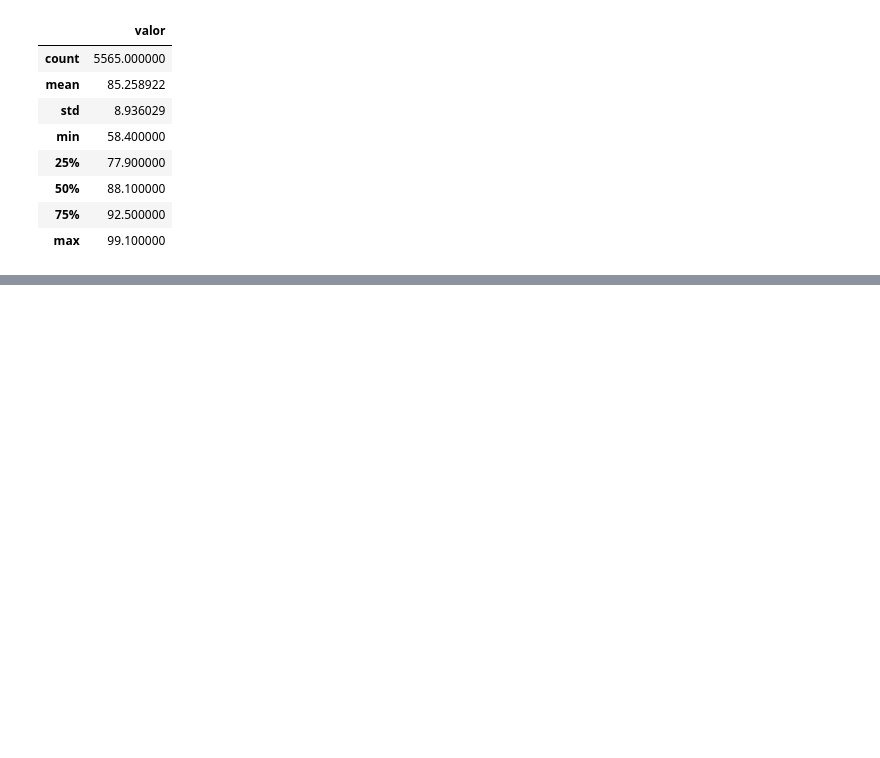
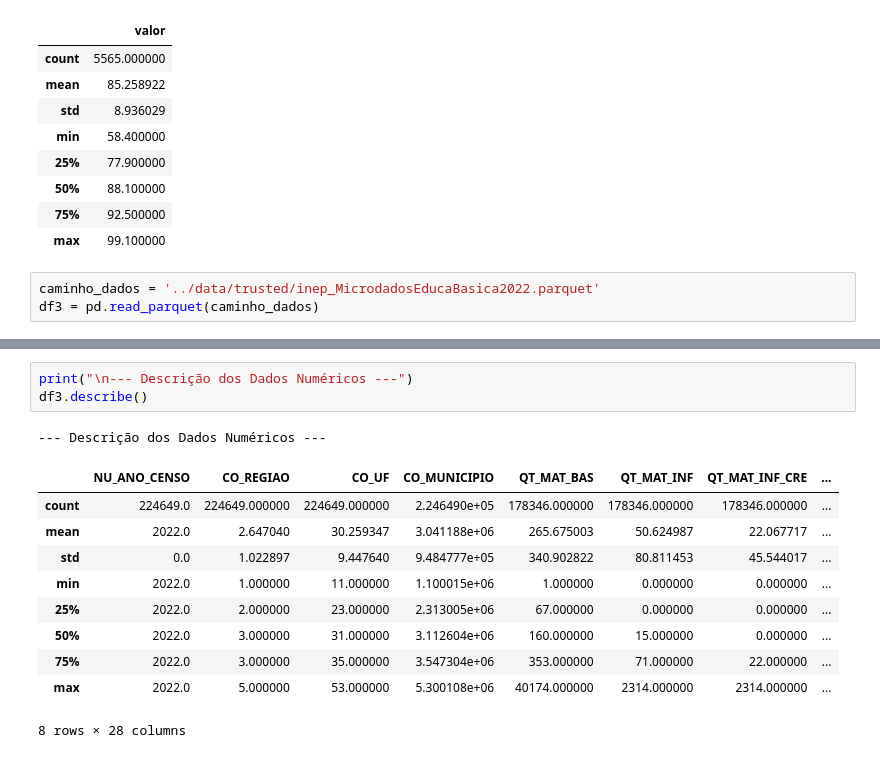
Before and after one commit to patriciacarbri/etl-censo-bigquery-mulheres-brasil, a Jupyter notebook: src/tratamento.ipynb, the cells around one changed output, grey strips where cells are left out. Saved outputs shown, nothing was run; the diff lists cells and outputs as text; blank space fills up the shorter version.

```diff
--- a/src/tratamento.ipynb
+++ b/src/tratamento.ipynb
@@ -126,3 +126,6 @@ df2.describe()
 | 50% | 88.100000 |
 | 75% | 92.500000 |
 | max | 99.100000 |
+# %%
+caminho_dados = '../data/trusted/inep_MicrodadosEducaBasica2022.parquet'
+df3 = pd.read_parquet(caminho_dados)
@@ -128,0 +193,15 @@ df2.describe()
+# %%
+print("\n--- Descrição dos Dados Numéricos ---")
+df3.describe()
+# %% [output]
+--- Descrição dos Dados Numéricos ---
+|  | NU_ANO_CENSO | CO_REGIAO | CO_UF | CO_MUNICIPIO | QT_MAT_BAS | QT_MAT_INF | QT_MAT_INF_CRE | ... |
+| count | 224649.0 | 224649.000000 | 224649.000000 | 2.246490e+05 | 178346.000000 | 178346.000000 | 178346.000000 | ... |
+| mean | 2022.0 | 2.647040 | 30.259347 | 3.041188e+06 | 265.675003 | 50.624987 | 22.067717 | ... |
+| std | 0.0 | 1.022897 | 9.447640 | 9.484777e+05 | 340.902822 | 80.811453 | 45.544017 | ... |
+| min | 2022.0 | 1.000000 | 11.000000 | 1.100015e+06 | 1.000000 | 0.000000 | 0.000000 | ... |
+| 25% | 2022.0 | 2.000000 | 23.000000 | 2.313005e+06 | 67.000000 | 0.000000 | 0.000000 | ... |
+| 50% | 2022.0 | 3.000000 | 31.000000 | 3.112604e+06 | 160.000000 | 15.000000 | 0.000000 | ... |
+| 75% | 2022.0 | 3.000000 | 35.000000 | 3.547304e+06 | 353.000000 | 71.000000 | 22.000000 | ... |
+| max | 2022.0 | 5.000000 | 53.000000 | 5.300108e+06 | 40174.000000 | 2314.000000 | 2314.000000 | ... |
+8 rows × 28 columns
```
Also changed, not shown: parts of 3 cells of this notebook, 3 other files.
